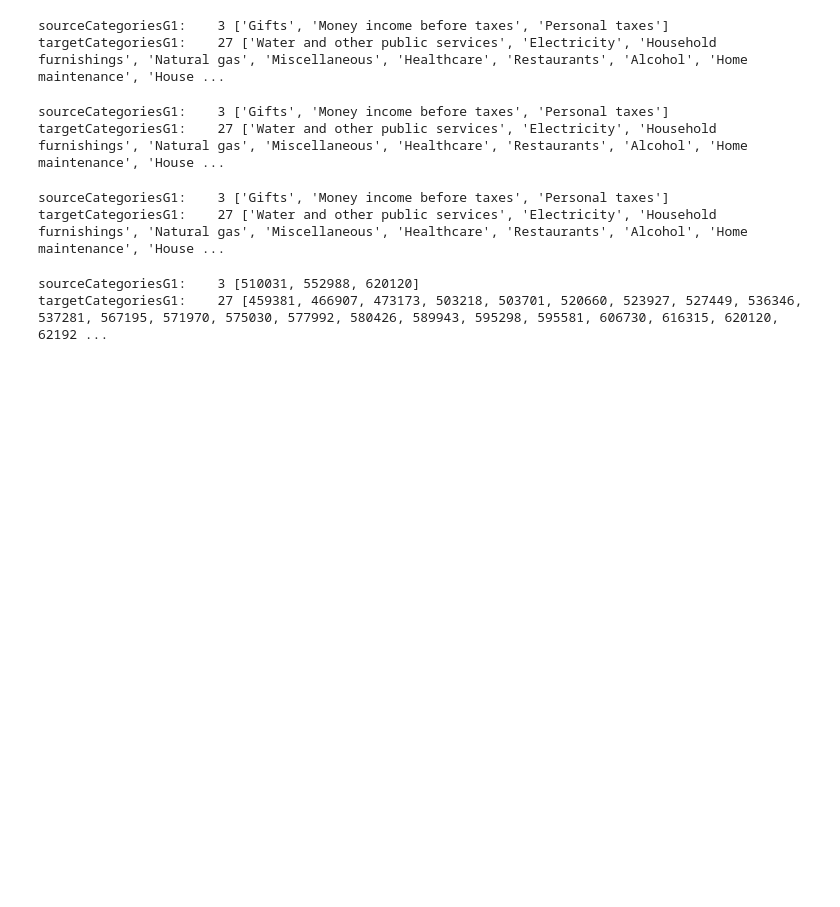
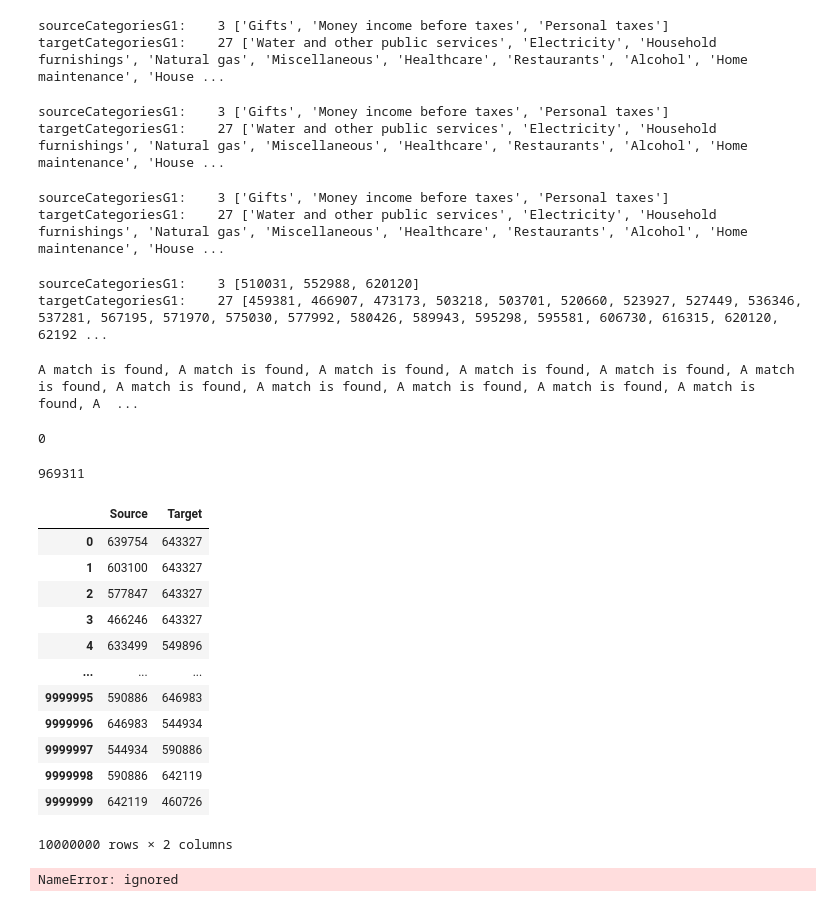
Before and after one commit to AtrayeeNeog/Visualization_2019-20, a Jupyter notebook: python/MC1_test01.ipynb, the cells around one changed output. Saved outputs shown, nothing was run; the diff lists cells and outputs as text; code cells hidden in the pictures; blank space fills up the shorter version.

```diff
--- a/python/MC1_test01.ipynb
+++ b/python/MC1_test01.ipynb
@@ -434,0 +500,6 @@ targetCategoriesG1:    27 [459381, 466907, 473173, 503218, 503701, 520660, 52392
+# %%
+for val in dfGraph2[(dfGraph2["eType"] == 0) | (dfGraph2["eType"] == 1)]["Source"]:
+  if val in list(dfGraph2[(dfGraph2["eType"] == 0)]["Target"]):
+    print("A match is found", end =", ")
+# %% [output]
+A match is found, A match is found, A match is found, A match is found, A match is found, A match is found, A match is found, A match is found, A match is found, A match is found, A match is found, A  ...
@@ -434,0 +510,25 @@ targetCategoriesG1:    27 [459381, 466907, 473173, 503218, 503701, 520660, 52392
+# %%
+G.number_of_nodes()
+# %% [output]
+0
+# %%
+G.number_of_edges()
+# %% [output]
+969311
+# %%
+sampleFromBigGraph01 = dfBigGraph.iloc[0:10000000,[0,2]]
+sampleFromBigGraph01
+# %% [output]
+|  | Source | Target |
+| 0 | 639754 | 643327 |
+| 1 | 603100 | 643327 |
+| 2 | 577847 | 643327 |
+| 3 | 466246 | 643327 |
+| 4 | 633499 | 549896 |
+| ... | ... | ... |
+| 9999995 | 590886 | 646983 |
+| 9999996 | 646983 | 544934 |
+| 9999997 | 544934 | 590886 |
+| 9999998 | 590886 | 642119 |
+| 9999999 | 642119 | 460726 |
+10000000 rows × 2 columns
@@ -434,0 +539,4 @@ targetCategoriesG1:    27 [459381, 466907, 473173, 503218, 503701, 520660, 52392
+# %%
+G.add_edges_from([tuple([x, y]) for x, y in zip(sampleFromBigGraph01["Source"], sampleFromBigGraph01["Target"])])
+# %% [output]
+NameError: ignored
```
Also changed, not shown: parts of 18 cells of this notebook.
